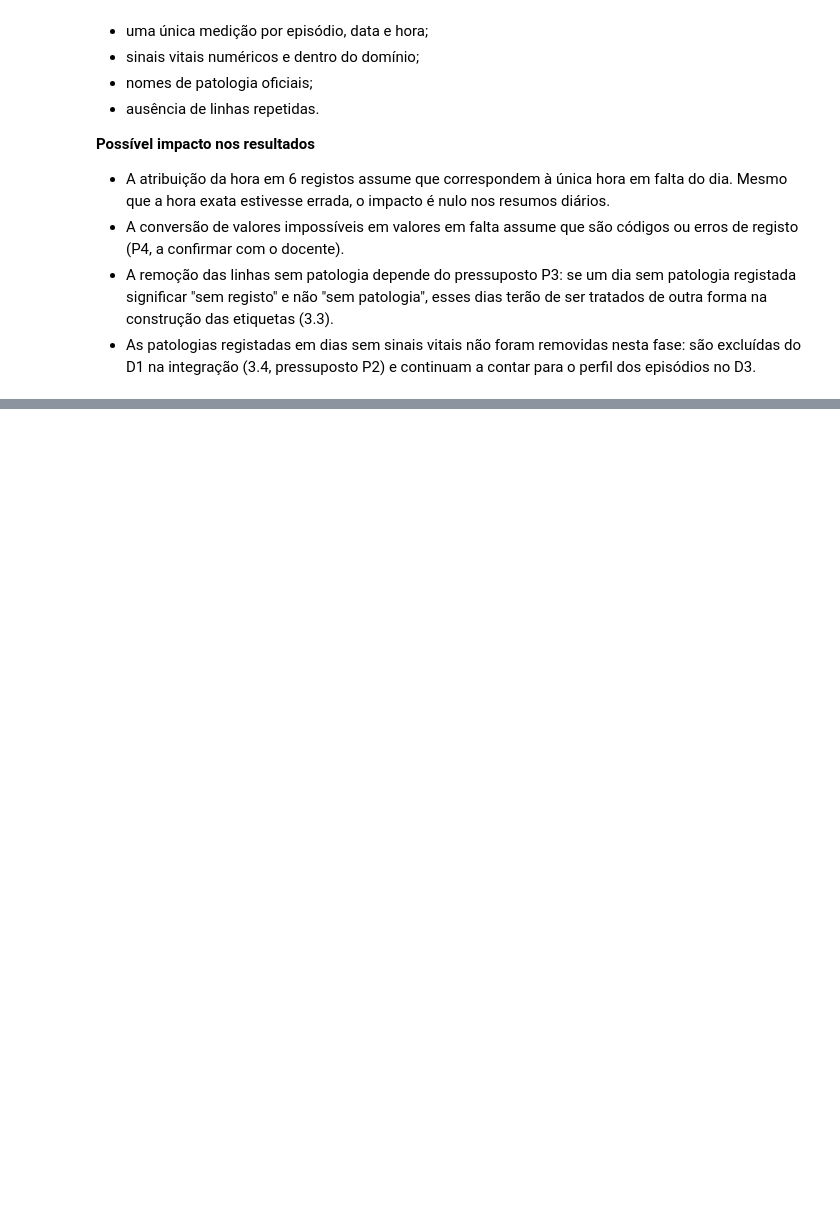
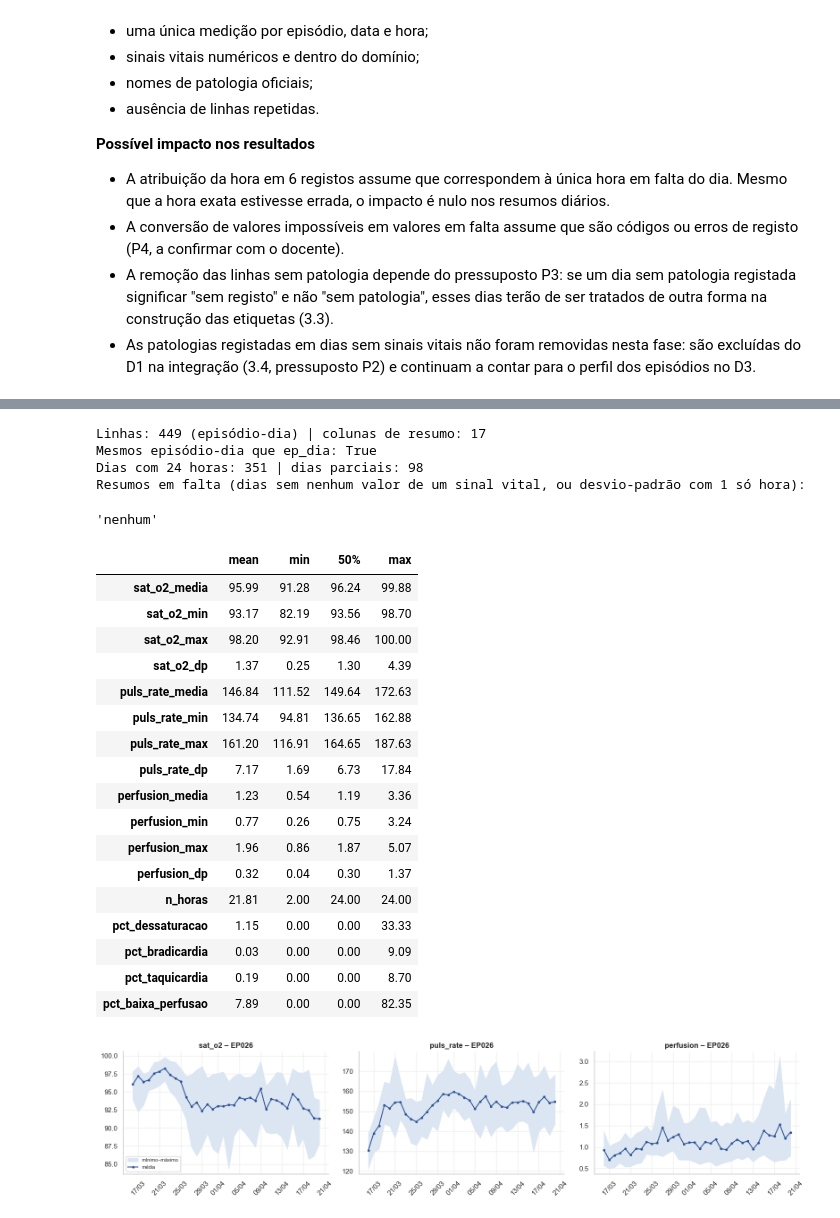
Before and after one commit to goncalorg10/aase-neonatal, a Jupyter notebook: 02_data_preparation.ipynb, the cells around one changed output, grey strips where cells are left out. Cells and saved outputs as stored; diff of their text form; code cells hidden in the pictures; blank space fills up the shorter version.

```diff
--- a/02_data_preparation.ipynb
+++ b/02_data_preparation.ipynb
@@ -852,0 +1154,71 @@ Depois da limpeza, as tabelas cumprem todas as regras de qualidade verificadas:
+# %%
+# =============================================================================
+# 3.4.1 Agregação dos sinais vitais por episódio-dia
+# As medições horárias são resumidas numa linha por episódio-dia (passa-se de
+# ~24 linhas por dia para 1). Para cada sinal vital:
+#   _media  nível típico do dia
+#   _min    pior valor baixo do dia (ex.: queda de saturação)
+#   _max    pior valor alto do dia (ex.: pico de pulso)
+#   _dp     desvio-padrão: estabilidade (alto = bebé instável)
+# E para o dia:
+#   n_horas            nº de horas com registo (dias parciais têm menos)
+#   pct_<indicador>    % das horas medidas em cada situação clínica (3.3.1);
+#                      usa-se a % e não o nº de horas para comparar dias
+#                      completos com dias parciais
+# Os valores em falta são ignorados: cada resumo usa as horas disponíveis.
+# =============================================================================
+agregacoes = {}
+for v in VITAIS:
+    agregacoes.update({f"{v}_media": (v, "mean"), f"{v}_min": (v, "min"),
+                       f"{v}_max": (v, "max"), f"{v}_dp": (v, "std")})
+agregacoes["n_horas"] = ("hora", "size")
+agregacoes.update({f"pct_{n}": (n, "mean") for n in INDICADORES})
+
+diario = df_sinais.groupby(["episodio", "data"]).agg(**agregacoes).reset_index()
+diario[[f"pct_{n}" for n in INDICADORES]] *= 100
+
+print(f"Linhas: {len(diario)} (episódio-dia) | colunas de resumo: {diario.shape[1] - 2}")
+print(f"Mesmos episódio-dia que ep_dia: {set(zip(diario['episodio'], diario['data'])) == chaves_sv}")
+print(f"Dias com 24 horas: {(diario['n_horas'] == 24).sum()} | dias parciais: {(diario['n_horas'] < 24).sum()}")
+falta = diario.drop(columns=["episodio", "data"]).isna().sum()
+print("Resumos em falta (dias sem nenhum valor de um sinal vital, ou desvio-padrão com 1 só hora):")
+display(falta[falta > 0].to_frame("nº de episódio-dia").T if (falta > 0).any() else "nenhum")
+display(diario.drop(columns=["episodio", "data"]).describe().T.round(2)[["mean", "min", "50%", "max"]])
+
+# --- Gráfico: exemplo de um episódio – média diária e intervalo mínimo–máximo
+ex = diario[diario["episodio"] == diario.groupby("episodio").size().idxmax()]
+fig, axes = plt.subplots(1, 3, figsize=(16, 3.8))
+for ax, v in zip(axes, VITAIS):
+    ax.fill_between(ex["data"], ex[f"{v}_min"], ex[f"{v}_max"], color=AZUL_CLARO, label="mínimo–máximo")
+    ax.plot(ex["data"], ex[f"{v}_media"], color=AZUL, marker="o", ms=3, label="média")
+    ax.set_title(f"{v} – {ex['episodio'].iloc[0]}")
+    ax.xaxis.set_major_formatter(mdates.DateFormatter("%d/%m"))
+    ax.tick_params(axis="x", rotation=45)
+axes[0].legend(fontsize=8)
+plt.tight_layout()
+plt.show()
+# %% [output]
+Linhas: 449 (episódio-dia) | colunas de resumo: 17
+Mesmos episódio-dia que ep_dia: True
+Dias com 24 horas: 351 | dias parciais: 98
+Resumos em falta (dias sem nenhum valor de um sinal vital, ou desvio-padrão com 1 só hora):
+'nenhum'
+|  | mean | min | 50% | max |
+| sat_o2_media | 95.99 | 91.28 | 96.24 | 99.88 |
+| sat_o2_min | 93.17 | 82.19 | 93.56 | 98.70 |
+| sat_o2_max | 98.20 | 92.91 | 98.46 | 100.00 |
+| sat_o2_dp | 1.37 | 0.25 | 1.30 | 4.39 |
+| puls_rate_media | 146.84 | 111.52 | 149.64 | 172.63 |
+| puls_rate_min | 134.74 | 94.81 | 136.65 | 162.88 |
+| puls_rate_max | 161.20 | 116.91 | 164.65 | 187.63 |
+| puls_rate_dp | 7.17 | 1.69 | 6.73 | 17.84 |
+| perfusion_media | 1.23 | 0.54 | 1.19 | 3.36 |
+| perfusion_min | 0.77 | 0.26 | 0.75 | 3.24 |
+| perfusion_max | 1.96 | 0.86 | 1.87 | 5.07 |
+| perfusion_dp | 0.32 | 0.04 | 0.30 | 1.37 |
+| n_horas | 21.81 | 2.00 | 24.00 | 24.00 |
+| pct_dessaturacao | 1.15 | 0.00 | 0.00 | 33.33 |
+| pct_bradicardia | 0.03 | 0.00 | 0.00 | 9.09 |
+| pct_taquicardia | 0.19 | 0.00 | 0.00 | 8.70 |
+| pct_baixa_perfusao | 7.89 | 0.00 | 0.00 | 82.35 |
+[figure, added]
```
Also changed, not shown: parts of 21 cells of this notebook, 6 other files.
